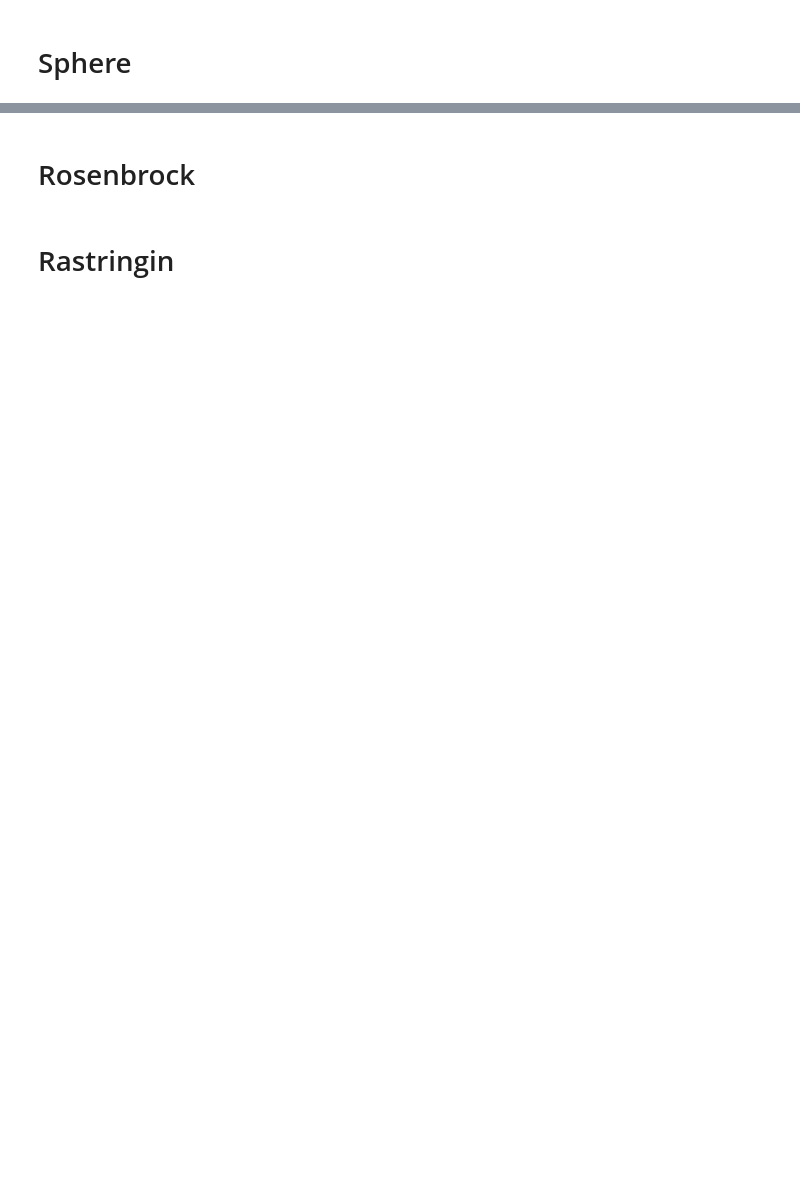
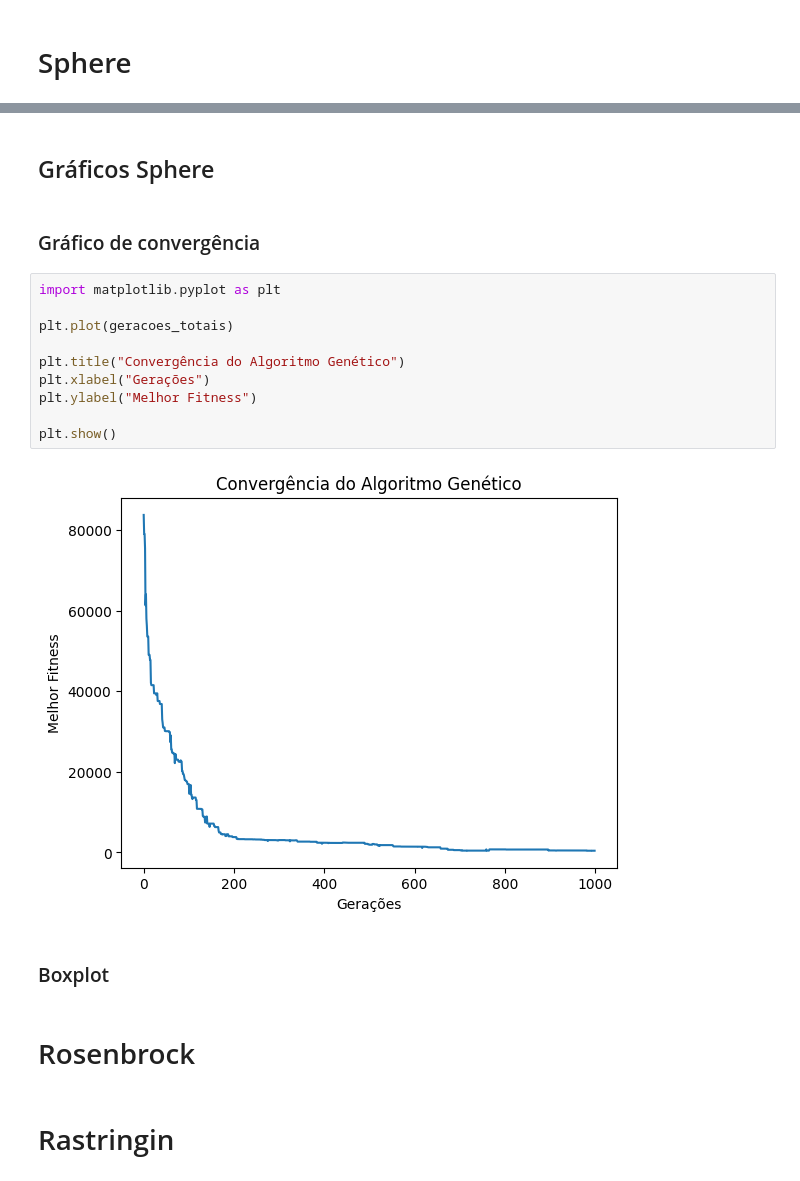
Before and after one commit to PauloPatricio05/Genetic-Algorithm-Project, a Jupyter notebook: src/main.ipynb, the cells around one changed output, grey strips where cells are left out. Drawn from its saved outputs; the diff is of its cells as text; blank space fills up the shorter version.

Commit message:
gráfico de convergência

```diff
--- a/src/main.ipynb
+++ b/src/main.ipynb
@@ -86,3 +86,21 @@ menor valor de sphere encontrado: 373.06041792374
+# %% [markdown]
+## Gráficos Sphere
+# %% [markdown]
+### Gráfico de convergência
+# %%
+import matplotlib.pyplot as plt
+
+plt.plot(geracoes_totais)
+
+plt.title("Convergência do Algoritmo Genético")
+plt.xlabel("Gerações")
+plt.ylabel("Melhor Fitness")
+
+plt.show()
+# %% [output]
+[figure, added]
+# %% [markdown]
+### Boxplot
 # %% [markdown]
 # Rosenbrock
 # %% [markdown]
```
Also changed, not shown: parts of 1 cell of this notebook.
